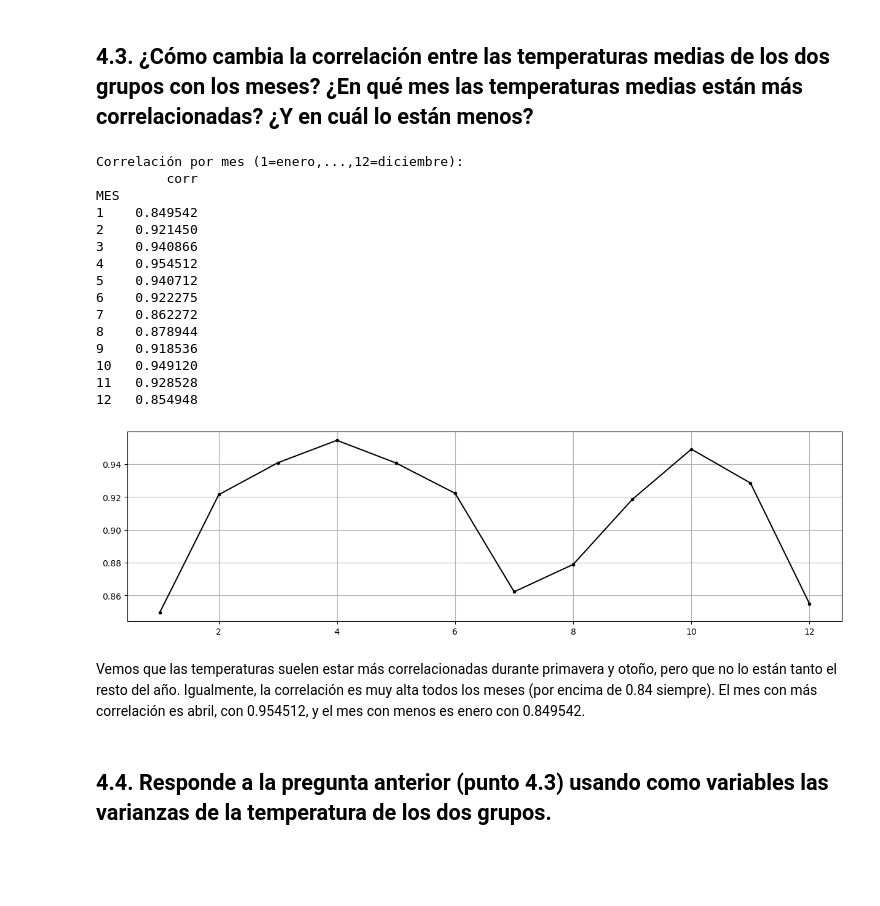
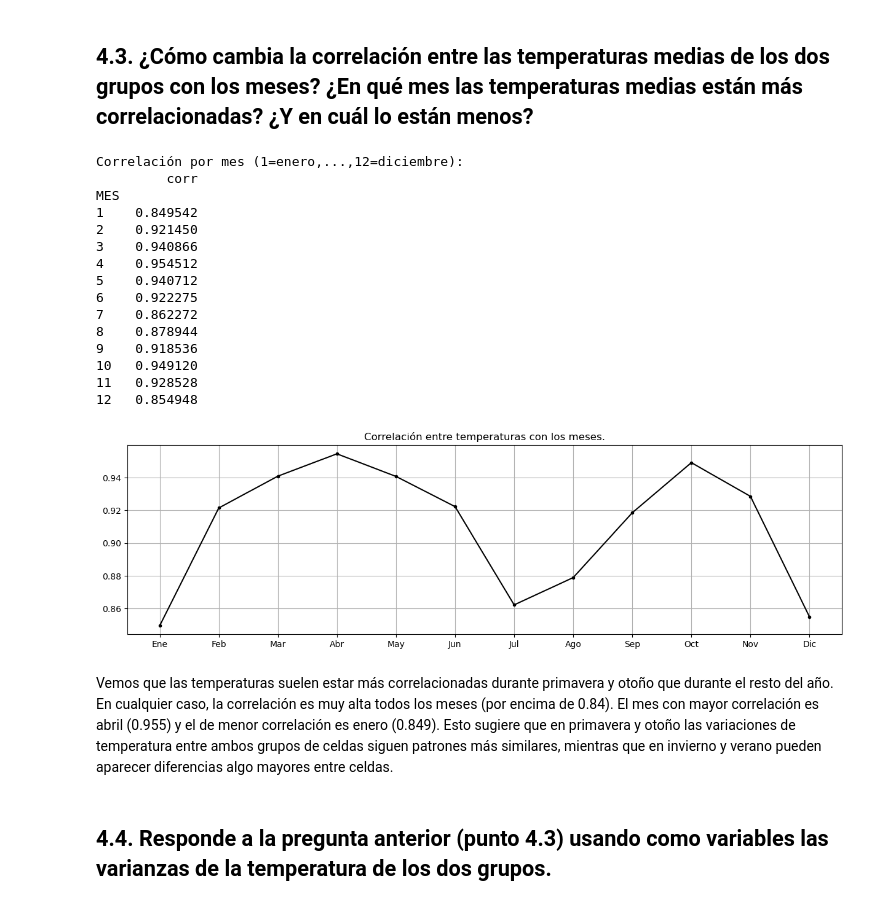
Before and after one commit to AlbertoRodvic/t1_estadistica_descriptiva, a Jupyter notebook: src/Apartado_4.ipynb, the cells around one changed output. Cells and saved outputs as stored; diff of their text form; code cells hidden in the pictures; blank space fills up the shorter version.

```diff
--- a/src/Apartado_4.ipynb
+++ b/src/Apartado_4.ipynb
@@ -128,6 +128,8 @@ Vemos que el grupo de celdas 01-05 tiene una temperatura consistentemente más a
 # %% [markdown]
 ## 4.3. ¿Cómo cambia la correlación entre las temperaturas medias de los dos grupos con los meses? ¿En qué mes las temperaturas medias están más correlacionadas? ¿Y en cuál lo están menos?
 # %%
+months_labels = ['Ene', 'Feb', 'Mar', 'Abr', 'May', 'Jun', 'Jul', 'Ago', 'Sep', 'Oct', 'Nov', 'Dic']
+
 df_unido = pd.DataFrame(np.column_stack((df_orig_temp.FECHA, temp_media1, temp_media2)), columns=["FECHA", "Grupo 1", "Grupo 2"])
 df_unido['FECHA'] = pd.to_datetime(df_unido['FECHA'])
 df_unido['MES'] = df_unido['FECHA'].dt.month
@@ -135,37 +137,38 @@ df_unido['MES'] = df_unido['FECHA'].dt.month
 correlaciones = []
 for mes, data in df_unido.groupby("MES"):
     correlaciones.append((mes, data["Grupo 1"].corr(data["Grupo 2"])))
 
 corr_month = pd.DataFrame(correlaciones, columns=["MES","corr"])
 corr_month.set_index("MES", inplace=True)
 
 print("\nCorrelación por mes (1=enero,...,12=diciembre):")
 print(corr_month)
 
 fig = plt.figure(1, figsize=(15, 4)) # permite indicar el nº de la figura y las dimensiones (ancho y alto)
 plt.plot(corr_month["corr"], 'k.-')                  # muestra la variable x en negro, cada valor con un punto conectados por líneas
+plt.xticks(range(1, 13), months_labels)
+plt.title("Correlación entre temperaturas con los meses.")
 plt.grid()
 plt.show()
 # %% [output]
 Correlación por mes (1=enero,...,12=diciembre):
          corr
 MES
 1    0.849542
 2    0.921450
 3    0.940866
 4    0.954512
 5    0.940712
 6    0.922275
 7    0.862272
 8    0.878944
 9    0.918536
 10   0.949120
 11   0.928528
 12   0.854948
-[figure, old version]
+[figure, new version]
 # %% [markdown]
-Vemos que las temperaturas suelen estar más correlacionadas durante primavera y otoño, pero que no lo están tanto el resto del año. Igualmente, la correlación es muy alta todos los meses (por encima de 0.84 siempre).
-El mes con más correlación es abril, con 0.954512, y el mes con menos es enero con 0.849542.
+Vemos que las temperaturas suelen estar más correlacionadas durante primavera y otoño que durante el resto del año. En cualquier caso, la correlación es muy alta todos los meses (por encima de 0.84). El mes con mayor correlación es abril (0.955) y el de menor correlación es enero (0.849). Esto sugiere que en primavera y otoño las variaciones de temperatura entre ambos grupos de celdas siguen patrones más similares, mientras que en invierno y verano pueden aparecer diferencias algo mayores entre celdas.
 # %% [markdown]
 ## 4.4. Responde a la pregunta anterior (punto 4.3) usando como variables las varianzas de la temperatura de los dos grupos.
 # %%
```
Also changed, not shown: parts of 2 cells of this notebook.
